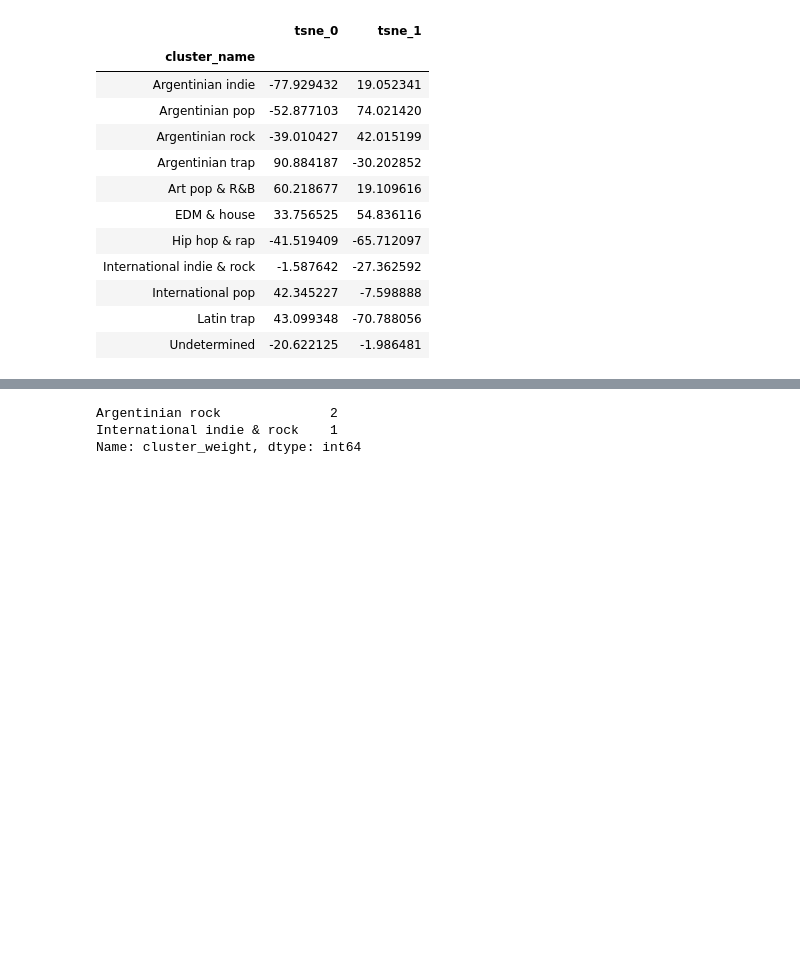
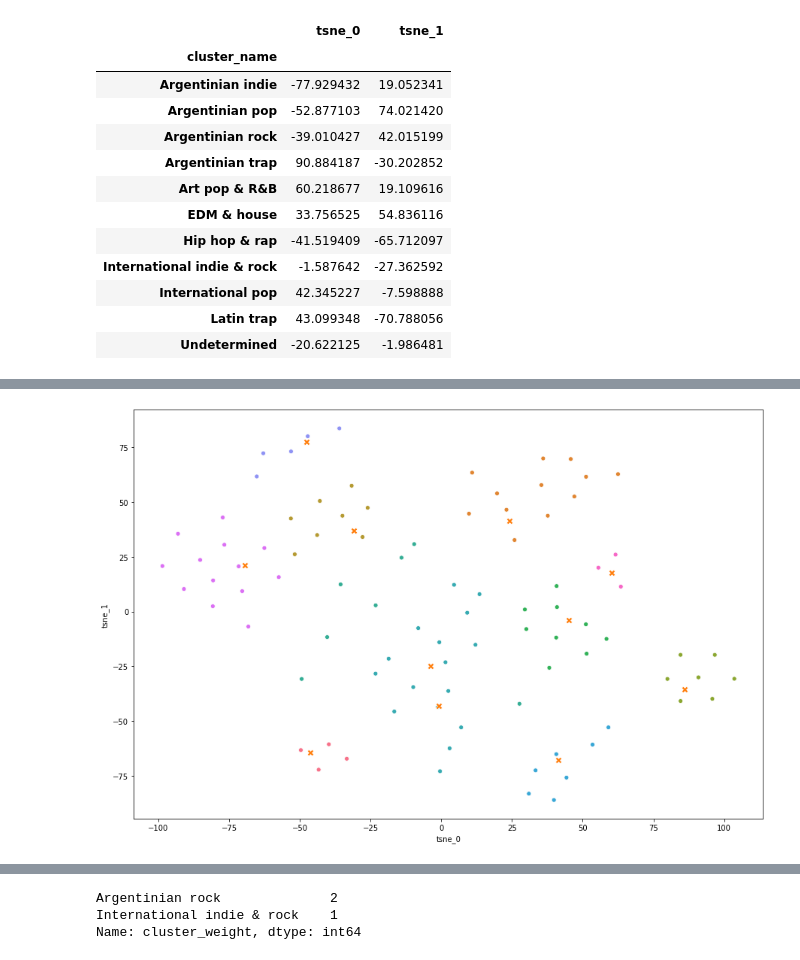
Before and after one commit to martinsoko/recopalooza, a Jupyter notebook: Recommendation system.ipynb, the cells around one changed output, grey strips where cells are left out. Cells and saved outputs as stored; diff of their text form; code cells hidden in the pictures; blank space fills up the shorter version.

```diff
--- a/Recommendation system.ipynb
+++ b/Recommendation system.ipynb
@@ -59,0 +57,6 @@ Index(['Travis Scott', 'Martin Garrix', 'Los Fabulosos Cadillacs',
+# %%
+cluster_centroids = clusters.groupby('cluster_name').apply(lambda x: np.average(x.tsne_0, weights=x.weight))
+cluster_centroids = pd.concat([cluster_centroids, clusters.groupby('cluster_name').apply(lambda x: np.average(x.tsne_1, weights=x.weight))],
+                              axis=1)
+cluster_centroids.columns = ['tsne_0', 'tsne_1']
+cluster_centroids
@@ -60,3 +77,10 @@ Index(['Travis Scott', 'Martin Garrix', 'Los Fabulosos Cadillacs',
+# %%
+# con pesos
+plt.figure(figsize=(15,10))
+sns.scatterplot(x='tsne_0', y='tsne_1', data=clusters, hue='cluster_name', legend=False)
+sns.scatterplot(x='tsne_0', y='tsne_1', data=cluster_centroids, marker='X', s=75, legend=False);
+# %% [output]
+[figure, added]
 # %%
 grid = pd.read_csv('horarios.csv')
 grid['choice'] = np.nan
```
Also changed, not shown: parts of 42 cells of this notebook, 2 other files.
